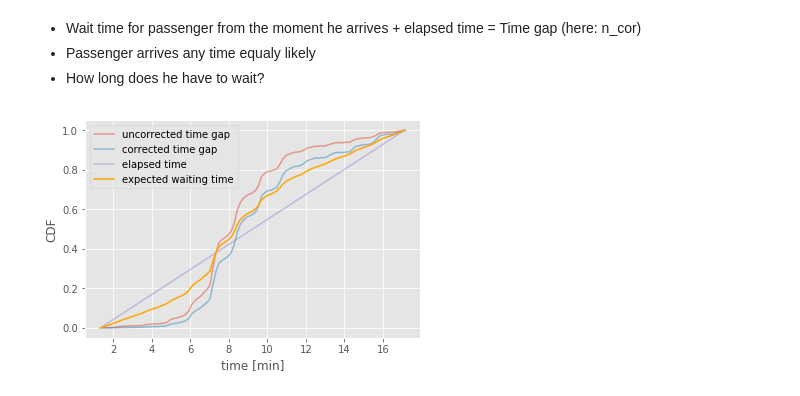
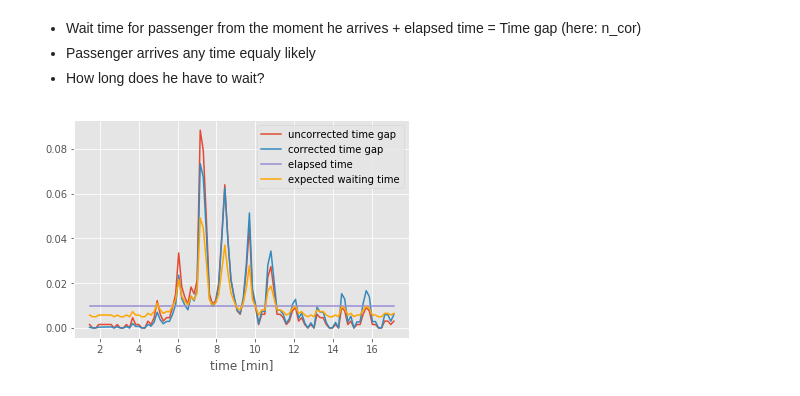
Before and after one commit to fdelia/VBZ-Fahrzeiten, a Jupyter notebook: VBZ Fahrzeiten Prediction.ipynb, the cells around one changed output. Saved outputs shown, nothing was run; the diff lists cells and outputs as text; code cells hidden in the pictures.

```diff
--- a/VBZ Fahrzeiten Prediction.ipynb
+++ b/VBZ Fahrzeiten Prediction.ipynb
@@ -258,7 +258,18 @@ for time in sorted(gaps_over_time):
     gap_avgs.append(numpy.mean(gaps))
     all_gaps += gaps
 
-print("Mean of time gaps: %.2f Min." % (numpy.mean(all_gaps)/60))
+# Remove outliers
+max_out = 1200
+all_gaps = numpy.array(all_gaps)
+all_gaps = all_gaps[all_gaps < max_out]
+gap_avgs = numpy.array(gap_avgs)
+times = numpy.array(times)
+times = times[gap_avgs < max_out]
+gap_avgs = gap_avgs[gap_avgs < max_out]
+
+
+print("Mean: %.2f Min." % (numpy.mean(all_gaps)/60))
+print("Median: %.2f Min." % (numpy.median(all_gaps)/60))
 
 # Change to minutes for convenience
 toMin = numpy.vectorize(lambda x: float(x)/60)
@@ -266,8 +277,8 @@ gaps_mins = toMin(gap_avgs)
 
 plt.xlabel('time gap [min]')
 plt.ylabel('CDF')
-# Don't show outliers in hist
-n, bins, patches = plt.hist(gaps_mins[gaps_mins < 20], bins=100, normed=1, histtype='step', cumulative=True, linewidth=1.5)
+n, bins, patches = plt.hist(gaps_mins, bins=100, normed=1, histtype='step', cumulative=True, linewidth=1.5)
+#plt.gca().set_xlim([0, 20])
 plt.show()
 # %% [output]
 Found 682 records.
@@ -319,30 +331,36 @@ plt.show()
 # %%
 # "Elapsed time" has uniform distribution
 n_elapsed_pmf = numpy.full(len(bins[1:]), 1./len(bins[1:]))
 
-# Time gap - elapsed time = waiting time for passenger
+# Here is the mistake:
+# Elapsed time is poisson distributed
+# but n_cor_pmf (corrected time gap) is an "empirical distribution"
 n_waiting_pmf = []
 n_waiting_pmf = numpy.add(n_pmf, n_elapsed_pmf)
-#print(n_waiting_pmf)
 
 # Normalize
 n_waiting_pmf /= numpy.sum(n_waiting_pmf, axis=0)
-#print(n_waiting_pmf) # Todo: Negative values are not possible!
 
 # Calculate CDFs
 n_waiting = [0]
 for val in n_waiting_pmf: n_waiting.append(n_waiting[-1] + val)
 n_elapsed = [0]
 for val in n_elapsed_pmf: n_elapsed.append(n_elapsed[-1] + val)
 
-plt.plot(bins[1:], n, label='uncorrected time gap', alpha=0.5)
-plt.plot(bins, n_cor, label='corrected time gap', alpha=0.5)
-plt.plot(bins, n_elapsed, label='elapsed time', alpha=0.5)
-plt.plot(bins, n_waiting, label='expected waiting time', color='orange')
+#plt.plot(bins[1:], n, label='uncorrected time gap', alpha=0.5)
+#plt.plot(bins, n_cor, label='corrected time gap', alpha=0.5)
+#plt.plot(bins, n_elapsed, label='elapsed time', alpha=0.5)
+#plt.plot(bins, n_waiting, label='expected waiting time', color='orange')
+
+plt.plot(bins[1:], n_pmf, label='uncorrected time gap')
+plt.plot(bins[1:], n_cor_pmf, label='corrected time gap')
+plt.plot(bins[1:], n_elapsed_pmf, label='elapsed time')
+plt.plot(bins[1:], n_waiting_pmf, label='expected waiting time', color='orange')
+
 plt.xlabel('time [min]')
-plt.ylabel('CDF')
+#plt.ylabel('CDF')
 
 plt.legend()
 plt.show()
 # %% [output]
-[figure, old version]
+[figure, new version]
```
Also changed, not shown: parts of 3 cells of this notebook.
